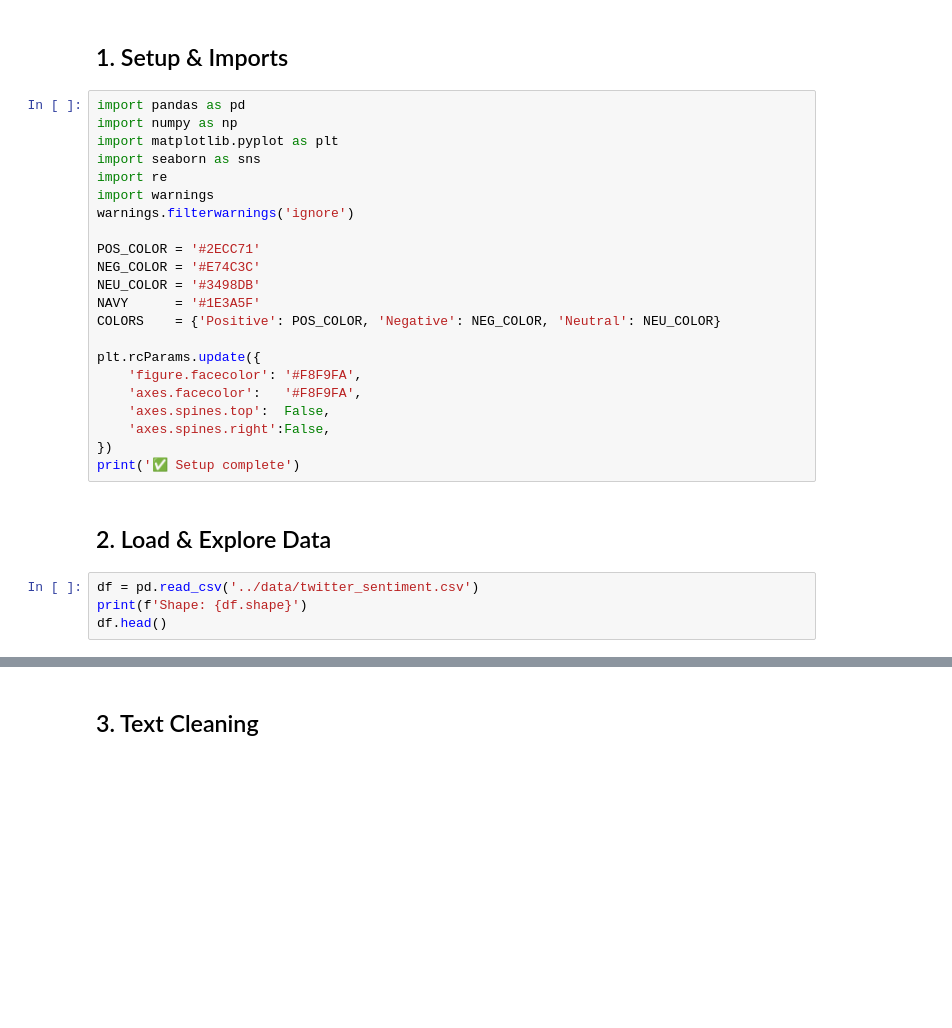
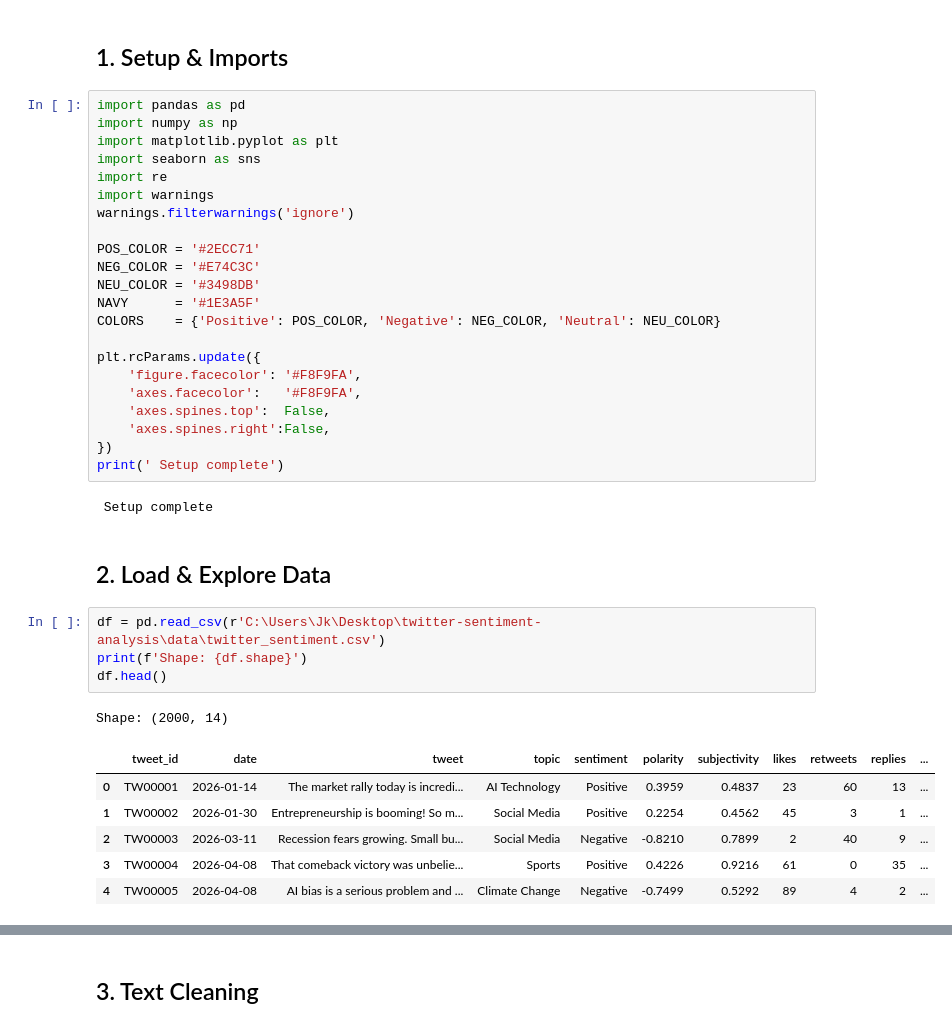
Before and after one commit to haseebfr02/twitter-sentiment-analysis, a Jupyter notebook: twitter-sentiment-analysis/notebooks/01_sentiment_analysis.ipynb, the cells around one changed output, grey strips where cells are left out. Saved outputs shown, nothing was run; the diff lists cells and outputs as text; blank space fills up the shorter version.

```diff
--- a/twitter-sentiment-analysis/notebooks/01_sentiment_analysis.ipynb
+++ b/twitter-sentiment-analysis/notebooks/01_sentiment_analysis.ipynb
@@ -43,13 +43,23 @@ plt.rcParams.update({
     'axes.spines.top':  False,
     'axes.spines.right':False,
 })
-print('✅ Setup complete')
+print(' Setup complete')
+# %% [output]
+ Setup complete
 # %% [markdown]
 ## 2. Load & Explore Data
 # %%
-df = pd.read_csv('../data/twitter_sentiment.csv')
+df = pd.read_csv(r'C:\Users\Jk\Desktop\twitter-sentiment-analysis\data\twitter_sentiment.csv')
 print(f'Shape: {df.shape}')
 df.head()
+# %% [output]
+Shape: (2000, 14)
+|  | tweet_id | date | tweet | topic | sentiment | polarity | subjectivity | likes | retweets | replies | ... |
+| 0 | TW00001 | 2026-01-14 | The market rally today is incredi... | AI Technology | Positive | 0.3959 | 0.4837 | 23 | 60 | 13 | ... |
+| 1 | TW00002 | 2026-01-30 | Entrepreneurship is booming! So m... | Social Media | Positive | 0.2254 | 0.4562 | 45 | 3 | 1 | ... |
+| 2 | TW00003 | 2026-03-11 | Recession fears growing. Small bu... | Social Media | Negative | -0.8210 | 0.7899 | 2 | 40 | 9 | ... |
+| 3 | TW00004 | 2026-04-08 | That comeback victory was unbelie... | Sports | Positive | 0.4226 | 0.9216 | 61 | 0 | 35 | ... |
+| 4 | TW00005 | 2026-04-08 | AI bias is a serious problem and ... | Climate Change | Negative | -0.7499 | 0.5292 | 89 | 4 | 2 | ... |
 # %%
 print('Sentiment Distribution:')
 print(df['sentiment'].value_counts())
```
Also changed, not shown: parts of 9 cells of this notebook.
